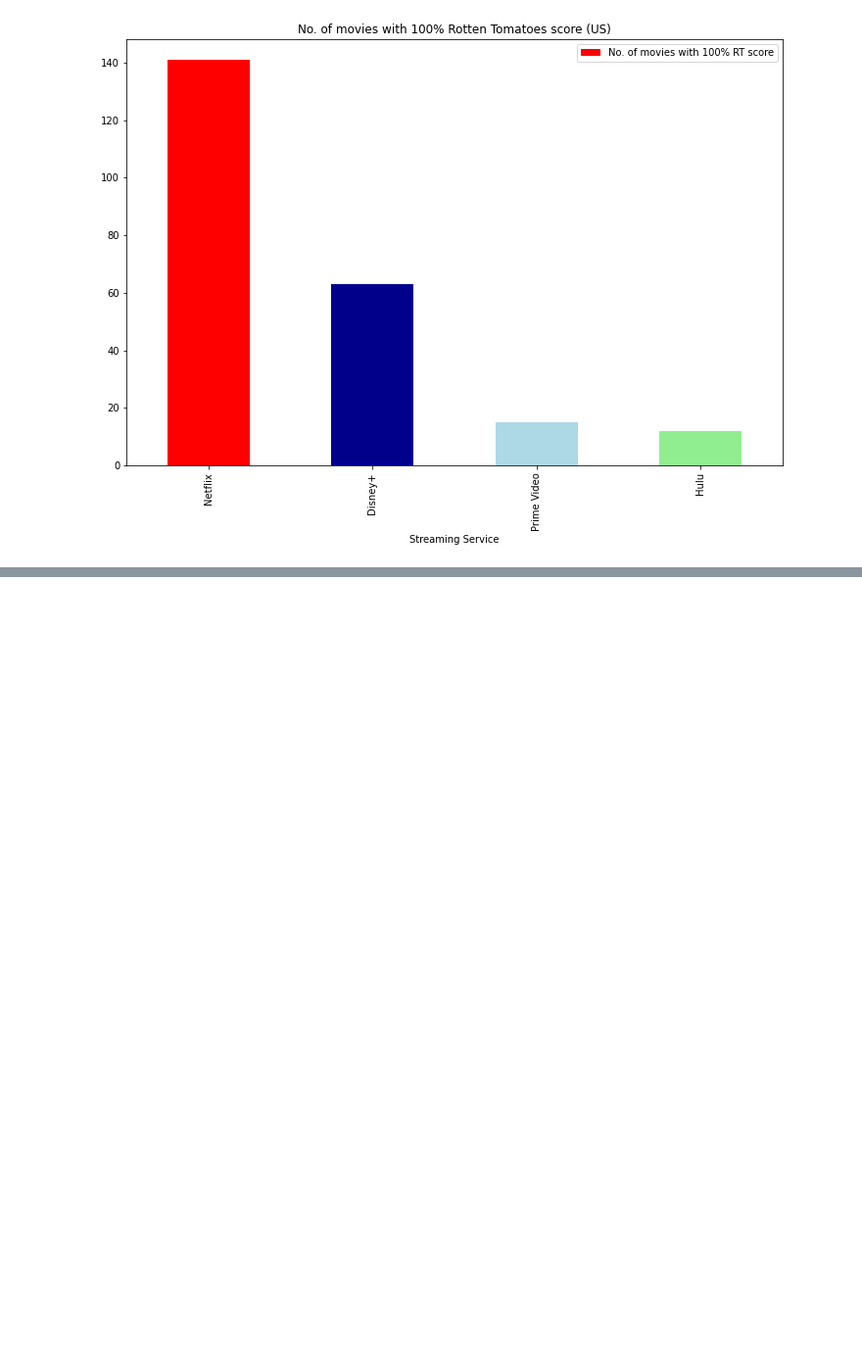
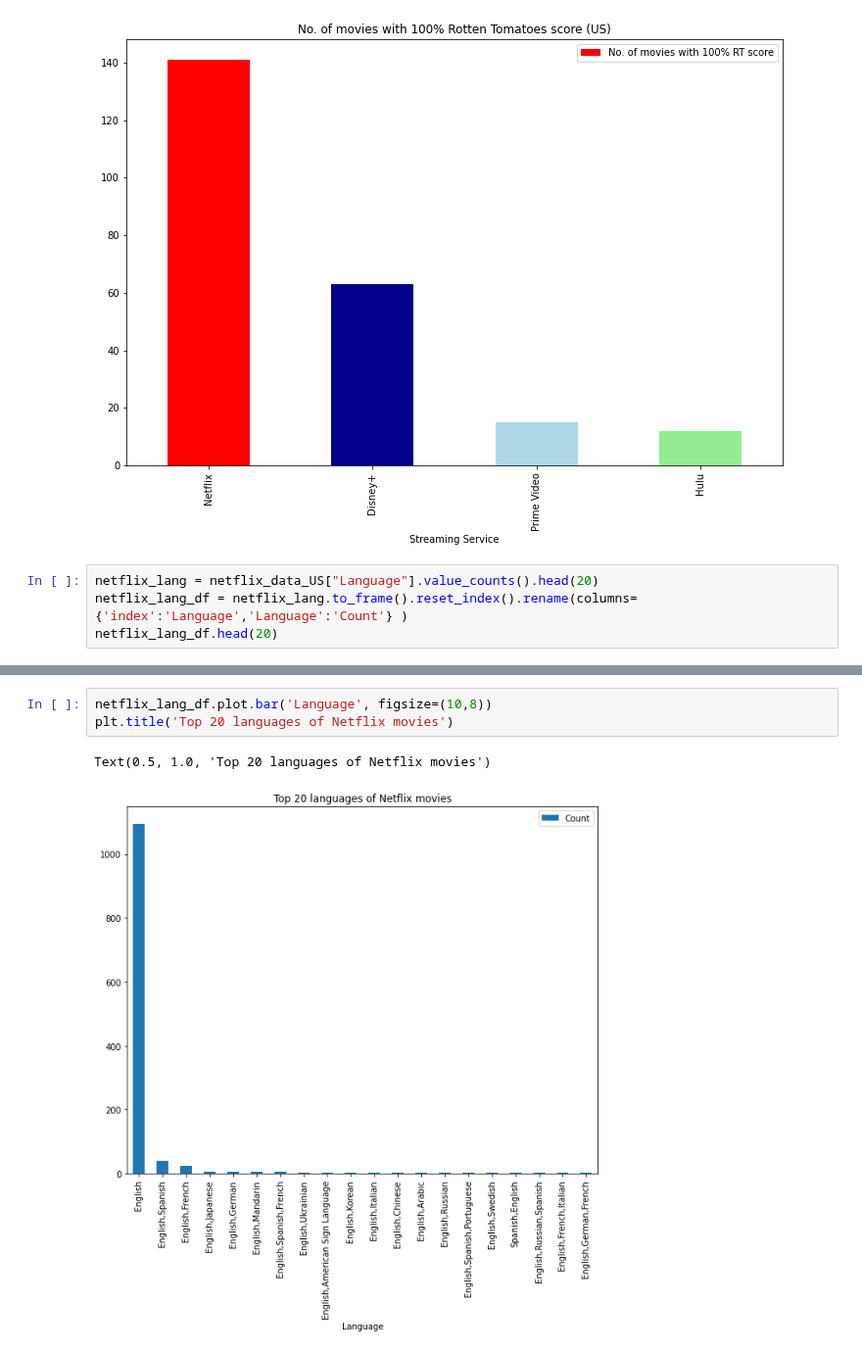
Before and after one commit to jacance/streaming-service-analysis, a Jupyter notebook: huluprimeflix_tara.ipynb, the cells around one changed output, grey strips where cells are left out. Shown at 98% size. Drawn from its saved outputs; the diff is of its cells as text; blank space fills up the shorter version.

Commit message:
added languages plots

```diff
--- a/huluprimeflix_tara.ipynb
+++ b/huluprimeflix_tara.ipynb
@@ -783,3 +783,7 @@ rot_tom_scores_US.sort_values(ascending=False, by="No. of movies with 100% RT sc
 # %% [output]
 <AxesSubplot:title={'center':'No. of movies with 100% Rotten Tomatoes score (US)'}, xlabel='Streaming Service'>
 [figure]
+# %%
+netflix_lang = netflix_data_US["Language"].value_counts().head(20)
+netflix_lang_df = netflix_lang.to_frame().reset_index().rename(columns={'index':'Language','Language':'Count'} )
+netflix_lang_df.head(20)
@@ -785,0 +808,6 @@ rot_tom_scores_US.sort_values(ascending=False, by="No. of movies with 100% RT sc
+# %%
+netflix_lang_df.plot.bar('Language', figsize=(10,8))
+plt.title('Top 20 languages of Netflix movies')
+# %% [output]
+Text(0.5, 1.0, 'Top 20 languages of Netflix movies')
+[figure, added]
```
Also changed, not shown: parts of 6 cells of this notebook.
